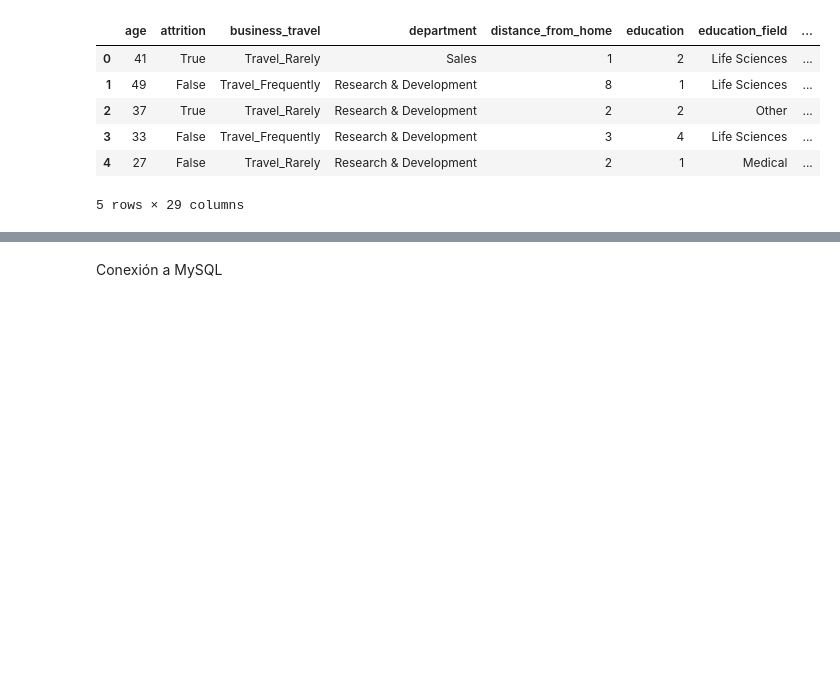
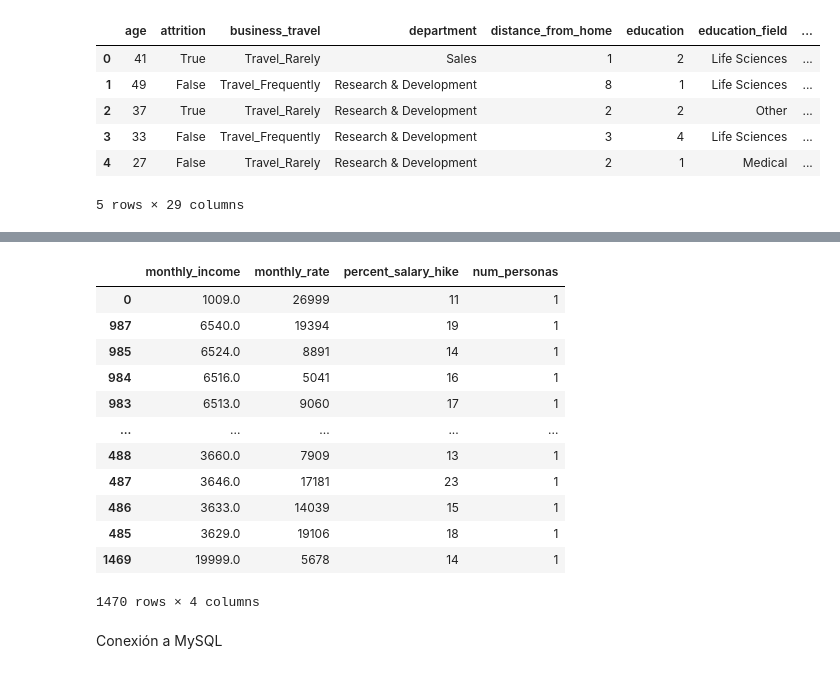
Before and after one commit to eva5ferrer/project-da-promo-63-modulo-3-team-1, a Jupyter notebook: fase-4-bbdd.ipynb, the cells around one changed output, grey strips where cells are left out. Cells and saved outputs as stored; diff of their text form; code cells hidden in the pictures; blank space fills up the shorter version.

```diff
--- a/fase-4-bbdd.ipynb
+++ b/fase-4-bbdd.ipynb
@@ -19,3 +41,23 @@ df_hr.head()
+# %%
+# Teníamos dudas de si la futura tabla llamada 'compensation' tiene una relación de uno a uno o de uno a muchos con la tabla de 'employees'
+# Actualmente, podríamos hacer una relación de 1 a 1, pero preferimos dejarla como uno a muchos, por si acaso en el futuro hay más de una persona que tenga la misma combinación de valores en las columnas.
+df_hr.groupby(
+    ["monthly_income", "monthly_rate", "percent_salary_hike"]
+).size().reset_index(name="num_personas").sort_values(by="num_personas", ascending=False)
+# %% [output]
+|  | monthly_income | monthly_rate | percent_salary_hike | num_personas |
+| 0 | 1009.0 | 26999 | 11 | 1 |
+| 987 | 6540.0 | 19394 | 19 | 1 |
+| 985 | 6524.0 | 8891 | 14 | 1 |
+| 984 | 6516.0 | 5041 | 16 | 1 |
+| 983 | 6513.0 | 9060 | 17 | 1 |
+| ... | ... | ... | ... | ... |
+| 488 | 3660.0 | 7909 | 13 | 1 |
+| 487 | 3646.0 | 17181 | 23 | 1 |
+| 486 | 3633.0 | 14039 | 15 | 1 |
+| 485 | 3629.0 | 19106 | 18 | 1 |
+| 1469 | 19999.0 | 5678 | 14 | 1 |
+1470 rows × 4 columns
 # %% [markdown]
 Conexión a MySQL
 # %%
```
Also changed, not shown: parts of 4 cells of this notebook, 4 other files.
